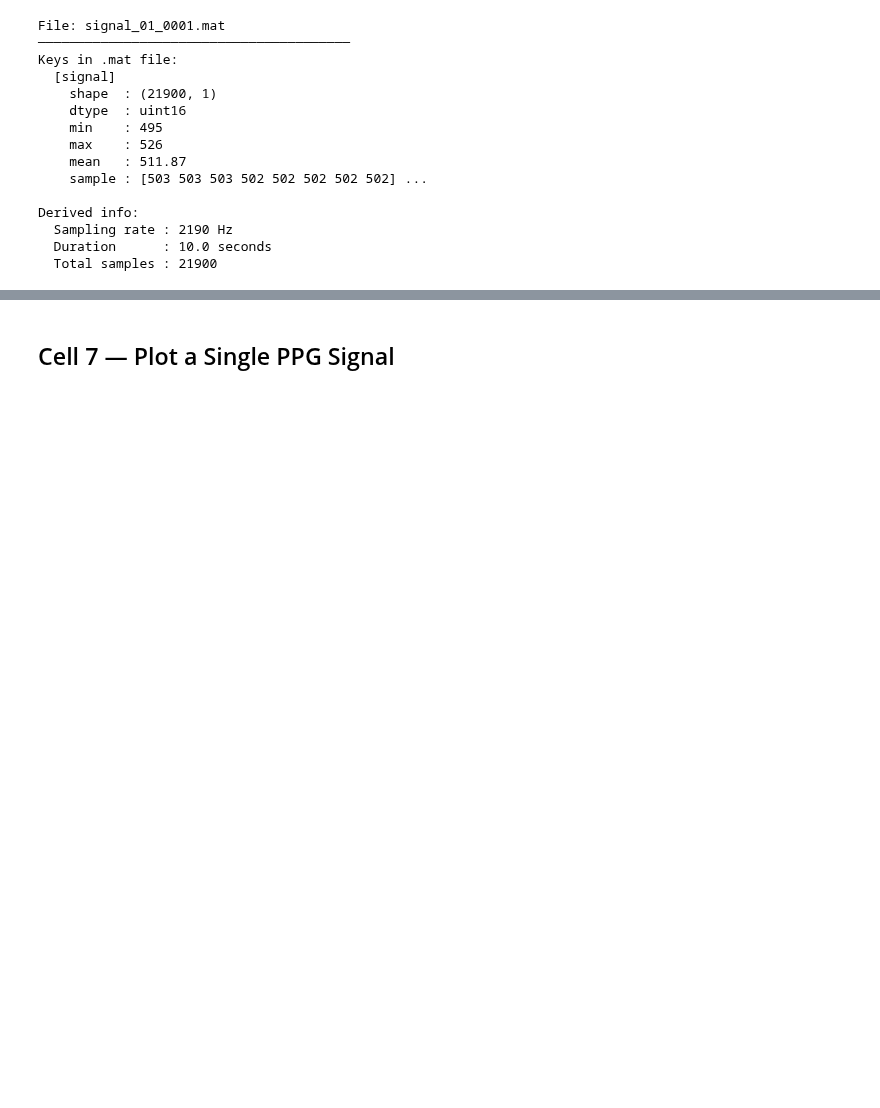
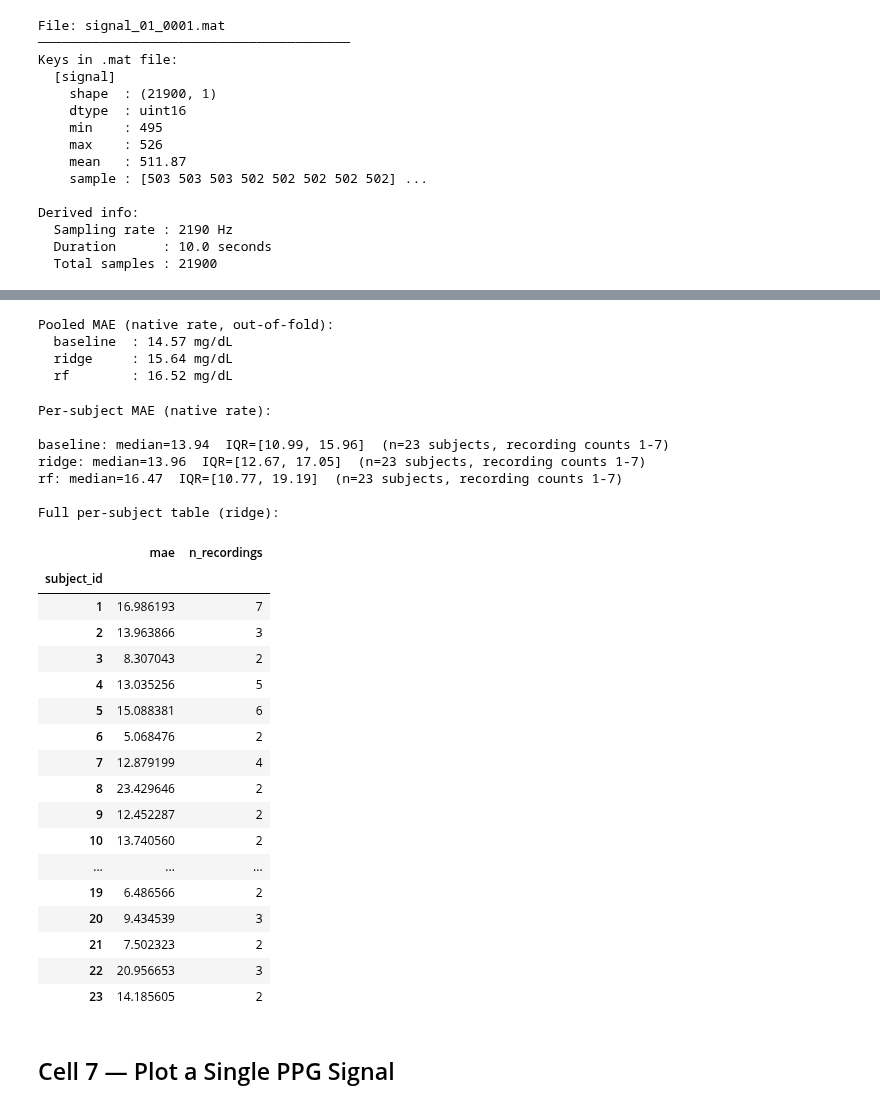
Before and after one commit to Irisearch-org/GlucoSight, a Jupyter notebook: rppg/PPG_Dataset/ppg_glucose_starter.ipynb, the cells around one changed output, grey strips where cells are left out. Cells and saved outputs as stored; diff of their text form; code cells hidden in the pictures; blank space fills up the shorter version.

```diff
--- a/rppg/PPG_Dataset/ppg_glucose_starter.ipynb
+++ b/rppg/PPG_Dataset/ppg_glucose_starter.ipynb
@@ -241,3 +253,74 @@ else:
+# %%
+from sklearn.dummy import DummyRegressor
+from sklearn.ensemble import RandomForestRegressor
+from sklearn.impute import SimpleImputer
+from sklearn.linear_model import Ridge
+from sklearn.model_selection import cross_val_predict
+from sklearn.pipeline import make_pipeline
+from sklearn.preprocessing import StandardScaler
+
+baseline_pipe = make_pipeline(SimpleImputer(strategy='median'), DummyRegressor(strategy='mean'))
+ridge_pipe = make_pipeline(SimpleImputer(strategy='median'), StandardScaler(), Ridge(alpha=1.0))
+rf_pipe = make_pipeline(SimpleImputer(strategy='median'),
+                         RandomForestRegressor(n_estimators=200, max_depth=4, random_state=42))
+
+pred_baseline = cross_val_predict(baseline_pipe, X_native, y_native, groups=groups_native, cv=gkf)
+pred_ridge = cross_val_predict(ridge_pipe, X_native, y_native, groups=groups_native, cv=gkf)
+pred_rf = cross_val_predict(rf_pipe, X_native, y_native, groups=groups_native, cv=gkf)
+
+results_native = df_native[['subject_id', 'recording_id', 'glucose_mgdl']].copy()
+results_native['pred_baseline'] = pred_baseline
+results_native['pred_ridge'] = pred_ridge
+results_native['pred_rf'] = pred_rf
+for col in ['baseline', 'ridge', 'rf']:
+    results_native[f'abs_err_{col}'] = (results_native[f'pred_{col}'] - results_native['glucose_mgdl']).abs()
+
+print('Pooled MAE (native rate, out-of-fold):')
+for col in ['baseline', 'ridge', 'rf']:
+    print(f'  {col:10s}: {results_native[f"abs_err_{col}"].mean():.2f} mg/dL')
+# %% [output]
+Pooled MAE (native rate, out-of-fold):
+  baseline  : 14.57 mg/dL
+  ridge     : 15.64 mg/dL
+  rf        : 16.52 mg/dL
+# %%
+print('Per-subject MAE (native rate):\n')
+for col in ['baseline', 'ridge', 'rf']:
+    per_subj = metrics.per_subject_mae(
+        results_native['glucose_mgdl'], results_native[f'pred_{col}'], results_native['subject_id'])
+    summary = metrics.summarize_per_subject(per_subj)
+    print(f'{col}: median={summary["median"]:.2f}  '
+          f'IQR=[{summary["iqr_low"]:.2f}, {summary["iqr_high"]:.2f}]  '
+          f'(n={len(per_subj)} subjects, recording counts {per_subj["n_recordings"].min()}-{per_subj["n_recordings"].max()})')
+
+print('\nFull per-subject table (ridge):')
+metrics.per_subject_mae(results_native['glucose_mgdl'], results_native['pred_ridge'], results_native['subject_id'])
+# %% [output]
+Per-subject MAE (native rate):
+
+baseline: median=13.94  IQR=[10.99, 15.96]  (n=23 subjects, recording counts 1-7)
+ridge: median=13.96  IQR=[12.67, 17.05]  (n=23 subjects, recording counts 1-7)
+rf: median=16.47  IQR=[10.77, 19.19]  (n=23 subjects, recording counts 1-7)
+
+Full per-subject table (ridge):
+|  | mae | n_recordings |
+| subject_id |  |  |
+| 1 | 16.986193 | 7 |
+| 2 | 13.963866 | 3 |
+| 3 | 8.307043 | 2 |
+| 4 | 13.035256 | 5 |
+| 5 | 15.088381 | 6 |
+| 6 | 5.068476 | 2 |
+| 7 | 12.879199 | 4 |
+| 8 | 23.429646 | 2 |
+| 9 | 12.452287 | 2 |
+| 10 | 13.740560 | 2 |
+| ... | ... | ... |
+| 19 | 6.486566 | 2 |
+| 20 | 9.434539 | 3 |
+| 21 | 7.502323 | 2 |
+| 22 | 20.956653 | 3 |
+| 23 | 14.185605 | 2 |
 # %% [markdown]
 ## Cell 7 — Plot a Single PPG Signal
 # %%
```
Also changed, not shown: parts of 14 cells of this notebook.
